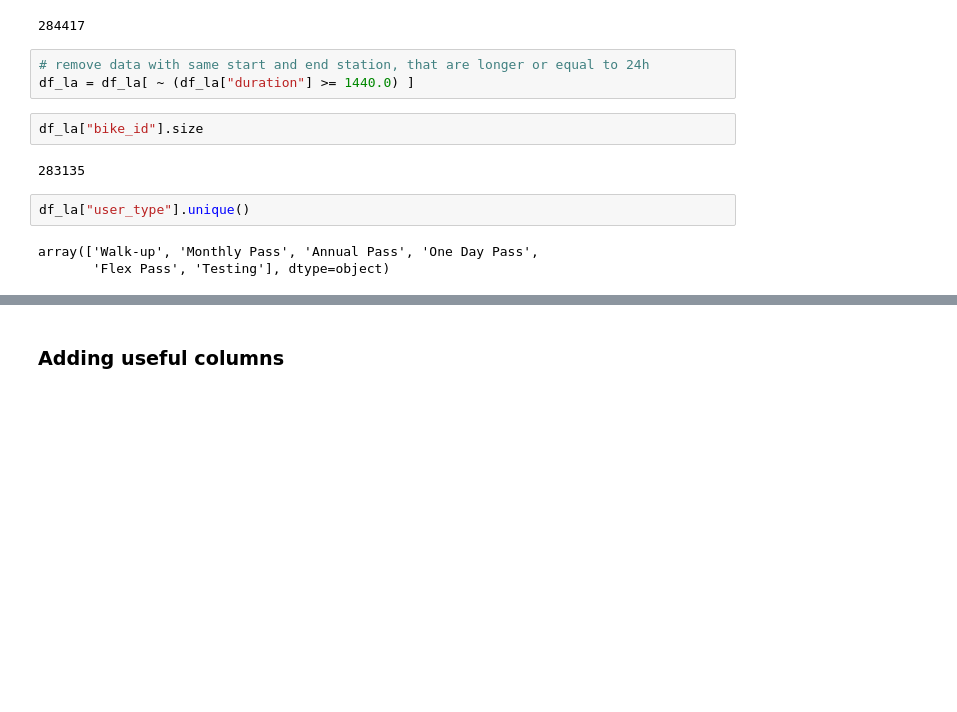
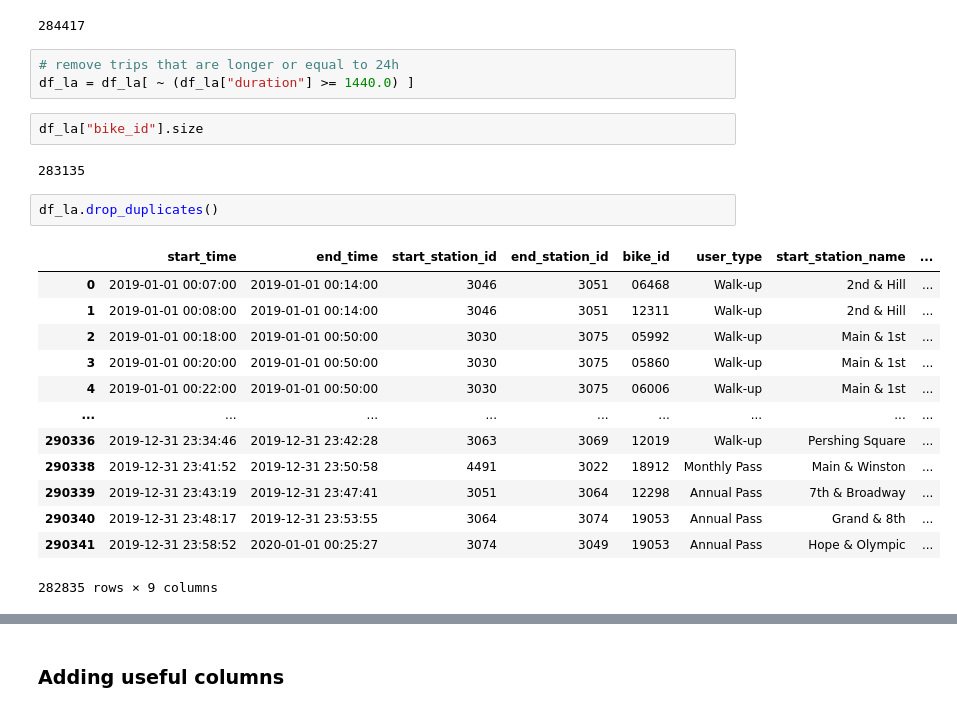
Before and after one commit to lzaruchas/grosse_maedchengruppe_AA2022, a Jupyter notebook: Steffis_Workspace/Data_prep.ipynb, the cells around one changed output, grey strips where cells are left out. Drawn from its saved outputs; the diff is of its cells as text; blank space fills up the shorter version.

```diff
--- a/Steffis_Workspace/Data_prep.ipynb
+++ b/Steffis_Workspace/Data_prep.ipynb
@@ -75,14 +75,25 @@ df_la["bike_id"].size
 # %% [output]
 284417
 # %%
-# remove data with same start and end station, that are longer or equal to 24h
+# remove trips that are longer or equal to 24h
 df_la = df_la[ ~ (df_la["duration"] >= 1440.0) ]
 # %%
 df_la["bike_id"].size
 # %% [output]
 283135
 # %%
-df_la["user_type"].unique()
+df_la.drop_duplicates()
 # %% [output]
+|  | start_time | end_time | start_station_id | end_station_id | bike_id | user_type | start_station_name | ... |
+| 0 | 2019-01-01 00:07:00 | 2019-01-01 00:14:00 | 3046 | 3051 | 06468 | Walk-up | 2nd & Hill | ... |
+| 1 | 2019-01-01 00:08:00 | 2019-01-01 00:14:00 | 3046 | 3051 | 12311 | Walk-up | 2nd & Hill | ... |
+| 2 | 2019-01-01 00:18:00 | 2019-01-01 00:50:00 | 3030 | 3075 | 05992 | Walk-up | Main & 1st | ... |
+| 3 | 2019-01-01 00:20:00 | 2019-01-01 00:50:00 | 3030 | 3075 | 05860 | Walk-up | Main & 1st | ... |
+| 4 | 2019-01-01 00:22:00 | 2019-01-01 00:50:00 | 3030 | 3075 | 06006 | Walk-up | Main & 1st | ... |
+| ... | ... | ... | ... | ... | ... | ... | ... | ... |
+| 290336 | 2019-12-31 23:34:46 | 2019-12-31 23:42:28 | 3063 | 3069 | 12019 | Walk-up | Pershing Square | ... |
+| 290338 | 2019-12-31 23:41:52 | 2019-12-31 23:50:58 | 4491 | 3022 | 18912 | Monthly Pass | Main & Winston | ... |
+| 290339 | 2019-12-31 23:43:19 | 2019-12-31 23:47:41 | 3051 | 3064 | 12298 | Annual Pass | 7th & Broadway | ... |
+| 290340 | 2019-12-31 23:48:17 | 2019-12-31 23:53:55 | 3064 | 3074 | 19053 | Annual Pass | Grand & 8th | ... |
+| 290341 | 2019-12-31 23:58:52 | 2020-01-01 00:25:27 | 3074 | 3049 | 19053 | Annual Pass | Hope & Olympic | ... |
-array(['Walk-up', 'Monthly Pass', 'Annual Pass', 'One Day Pass',
-       'Flex Pass', 'Testing'], dtype=object)
+282835 rows × 9 columns
```
Also changed, not shown: parts of 15 cells of this notebook.
